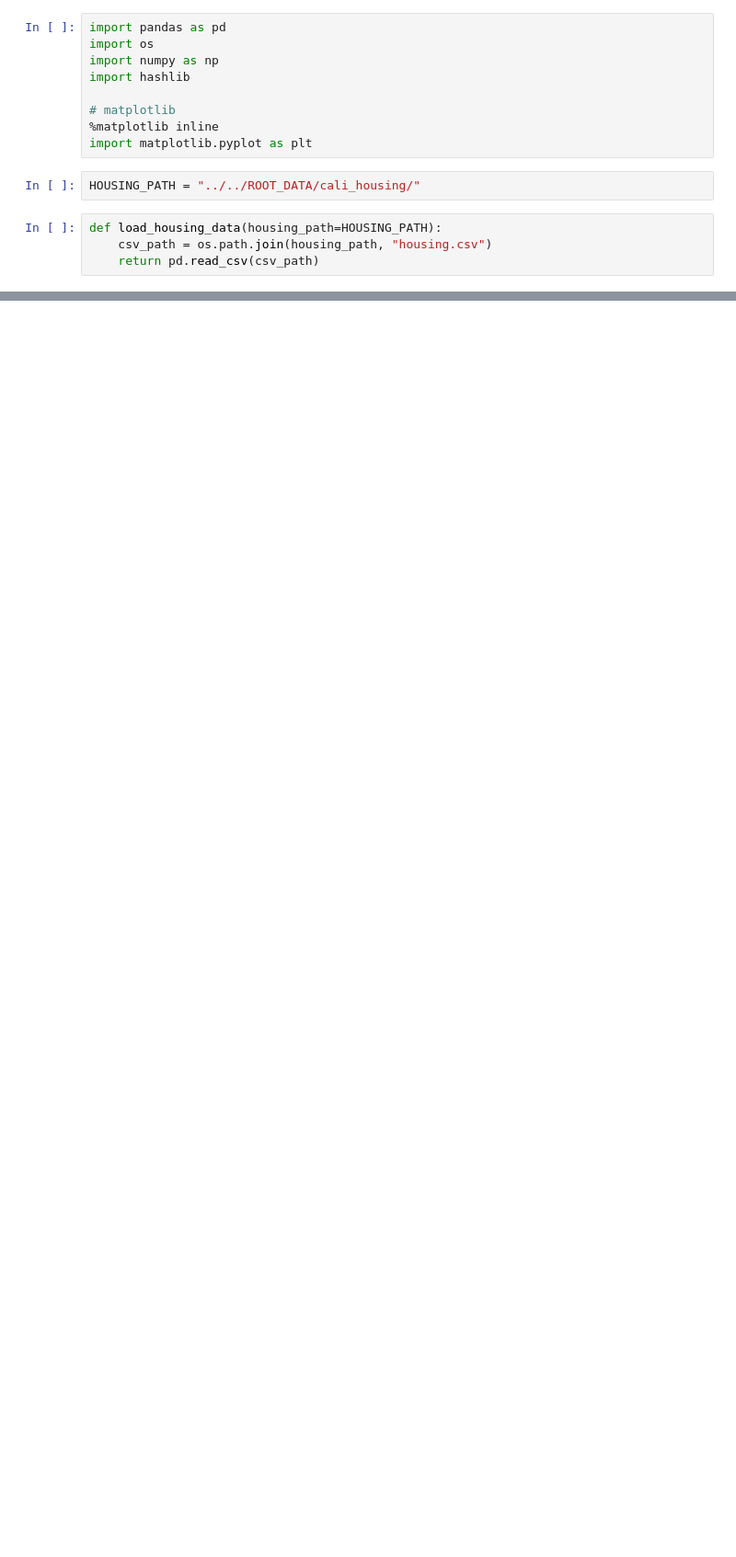
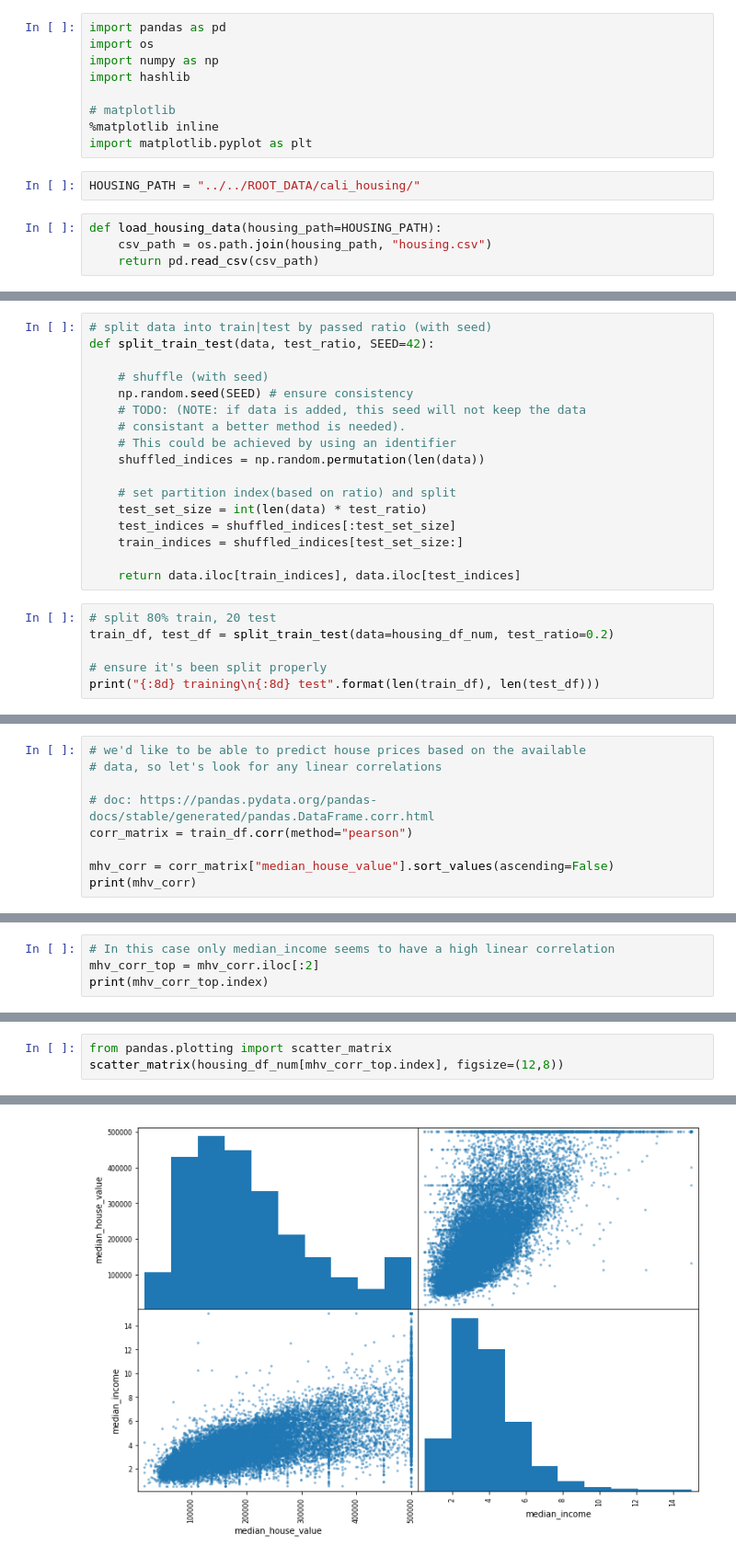
Before and after one commit to JackBurdick/teaching_a_computer_to_fish, a Jupyter notebook: TODO/cali_housing/cali_housing.ipynb, the cells around one changed output, grey strips where cells are left out. Shown: that part at 92% size. Cells and saved outputs as stored; diff of their text form; blank space fills up the shorter version.

```diff
--- a/TODO/cali_housing/cali_housing.ipynb
+++ b/TODO/cali_housing/cali_housing.ipynb
@@ -29,0 +105,23 @@ housing_df.describe()
+# %%
+# split data into train|test by passed ratio (with seed)
+def split_train_test(data, test_ratio, SEED=42):
+
+    # shuffle (with seed)
+    np.random.seed(SEED) # ensure consistency
+    # TODO: (NOTE: if data is added, this seed will not keep the data
+    # consistant a better method is needed).
+    # This could be achieved by using an identifier
+    shuffled_indices = np.random.permutation(len(data))
+
+    # set partition index(based on ratio) and split
+    test_set_size = int(len(data) * test_ratio)
+    test_indices = shuffled_indices[:test_set_size]
+    train_indices = shuffled_indices[test_set_size:]
+
+    return data.iloc[train_indices], data.iloc[test_indices]
+# %%
+# split 80% train, 20 test
+train_df, test_df = split_train_test(data=housing_df_num, test_ratio=0.2)
+
+# ensure it's been split properly
+print("{:8d} training\n{:8d} test".format(len(train_df), len(test_df)))
@@ -29,0 +131,9 @@ housing_df.describe()
+# %%
+# we'd like to be able to predict house prices based on the available
+# data, so let's look for any linear correlations
+
+# doc: https://pandas.pydata.org/pandas-docs/stable/generated/pandas.DataFrame.corr.html
+corr_matrix = train_df.corr(method="pearson")
+
+mhv_corr = corr_matrix["median_house_value"].sort_values(ascending=False)
+print(mhv_corr)
@@ -29,0 +156,4 @@ housing_df.describe()
+# %%
+# In this case only median_income seems to have a high linear correlation
+mhv_corr_top = mhv_corr.iloc[:2]
+print(mhv_corr_top.index)
@@ -29,0 +162,4 @@ housing_df.describe()
+# %%
+from pandas.plotting import scatter_matrix
+scatter_matrix(housing_df_num[mhv_corr_top.index], figsize=(12,8))
+# %% [output]
@@ -29,0 +171 @@ housing_df.describe()
+[figure, added]
```
Also changed, not shown: parts of 12 cells of this notebook.
